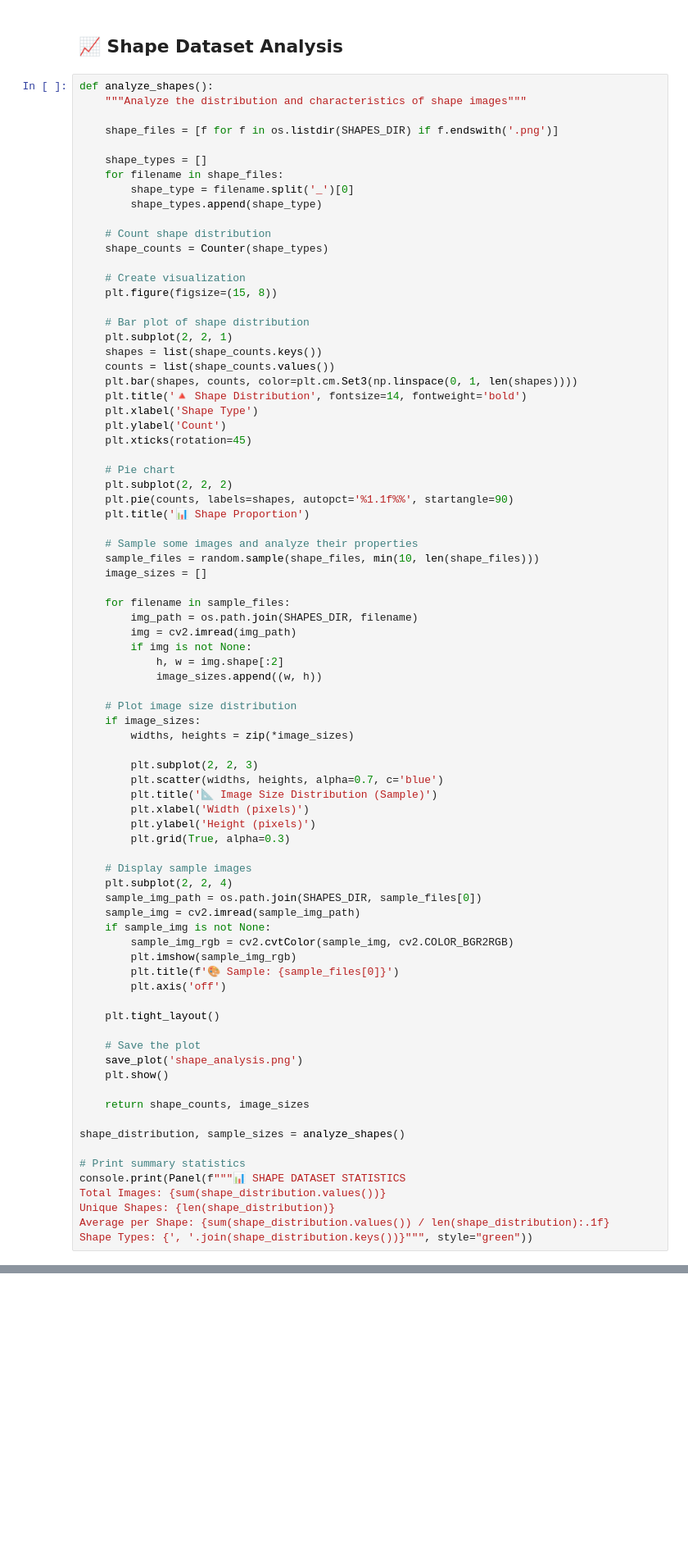
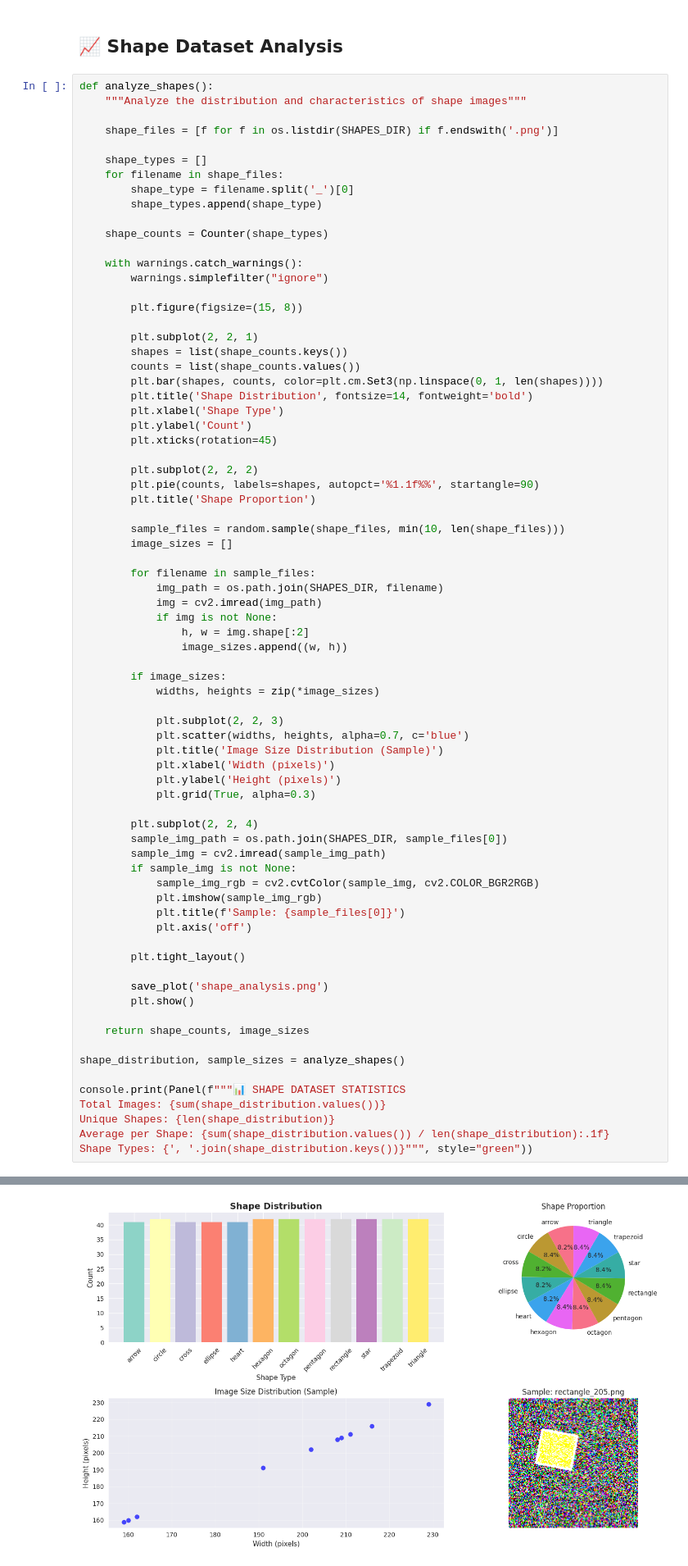
Before and after one commit to ahkatlio/VTOLVision, a Jupyter notebook: VTOL_Vision_Dataset_Analysis.ipynb, the cells around one changed output, grey strips where cells are left out. Shown at 82% size. Saved outputs shown, nothing was run; the diff lists cells and outputs as text; blank space fills up the shorter version.

Commit message:
🔄 Update VTOL_Vision_Dataset_Analysis.ipynb

```diff
--- a/VTOL_Vision_Dataset_Analysis.ipynb
+++ b/VTOL_Vision_Dataset_Analysis.ipynb
@@ -123,72 +188,67 @@ def analyze_shapes():
         shape_type = filename.split('_')[0]
         shape_types.append(shape_type)
 
-    # Count shape distribution
     shape_counts = Counter(shape_types)
 
-    # Create visualization
-    plt.figure(figsize=(15, 8))
+    with warnings.catch_warnings():
+        warnings.simplefilter("ignore")
 
-    # Bar plot of shape distribution
-    plt.subplot(2, 2, 1)
-    shapes = list(shape_counts.keys())
-    counts = list(shape_counts.values())
-    plt.bar(shapes, counts, color=plt.cm.Set3(np.linspace(0, 1, len(shapes))))
-    plt.title('🔺 Shape Distribution', fontsize=14, fontweight='bold')
-    plt.xlabel('Shape Type')
-    plt.ylabel('Count')
-    plt.xticks(rotation=45)
+        plt.figure(figsize=(15, 8))
 
-    # Pie chart
-    plt.subplot(2, 2, 2)
-    plt.pie(counts, labels=shapes, autopct='%1.1f%%', startangle=90)
-    plt.title('📊 Shape Proportion')
+        plt.subplot(2, 2, 1)
+        shapes = list(shape_counts.keys())
+        counts = list(shape_counts.values())
+        plt.bar(shapes, counts, color=plt.cm.Set3(np.linspace(0, 1, len(shapes))))
+        plt.title('Shape Distribution', fontsize=14, fontweight='bold')
+        plt.xlabel('Shape Type')
+        plt.ylabel('Count')
+        plt.xticks(rotation=45)
 
-    # Sample some images and analyze their properties
-    sample_files = random.sample(shape_files, min(10, len(shape_files)))
-    image_sizes = []
+        plt.subplot(2, 2, 2)
+        plt.pie(counts, labels=shapes, autopct='%1.1f%%', startangle=90)
+        plt.title('Shape Proportion')
 
-    for filename in sample_files:
-        img_path = os.path.join(SHAPES_DIR, filename)
-        img = cv2.imread(img_path)
-        if img is not None:
-            h, w = img.shape[:2]
-            image_sizes.append((w, h))
+        sample_files = random.sample(shape_files, min(10, len(shape_files)))
+        image_sizes = []
 
-    # Plot image size distribution
-    if image_sizes:
-        widths, heights = zip(*image_sizes)
+        for filename in sample_files:
+            img_path = os.path.join(SHAPES_DIR, filename)
+            img = cv2.imread(img_path)
+            if img is not None:
+                h, w = img.shape[:2]
+                image_sizes.append((w, h))
 
-        plt.subplot(2, 2, 3)
-        plt.scatter(widths, heights, alpha=0.7, c='blue')
-        plt.title('📐 Image Size Distribution (Sample)')
-        plt.xlabel('Width (pixels)')
-        plt.ylabel('Height (pixels)')
-        plt.grid(True, alpha=0.3)
+        if image_sizes:
+            widths, heights = zip(*image_sizes)
 
-    # Display sample images
-    plt.subplot(2, 2, 4)
-    sample_img_path = os.path.join(SHAPES_DIR, sample_files[0])
-    sample_img = cv2.imread(sample_img_path)
-    if sample_img is not None:
-        sample_img_rgb = cv2.cvtColor(sample_img, cv2.COLOR_BGR2RGB)
-        plt.imshow(sample_img_rgb)
-        plt.title(f'🎨 Sample: {sample_files[0]}')
-        plt.axis('off')
+            plt.subplot(2, 2, 3)
+            plt.scatter(widths, heights, alpha=0.7, c='blue')
+            plt.title('Image Size Distribution (Sample)')
+            plt.xlabel('Width (pixels)')
+            plt.ylabel('Height (pixels)')
+            plt.grid(True, alpha=0.3)
 
-    plt.tight_layout()
+        plt.subplot(2, 2, 4)
+        sample_img_path = os.path.join(SHAPES_DIR, sample_files[0])
+        sample_img = cv2.imread(sample_img_path)
+        if sample_img is not None:
+            sample_img_rgb = cv2.cvtColor(sample_img, cv2.COLOR_BGR2RGB)
+            plt.imshow(sample_img_rgb)
+            plt.title(f'Sample: {sample_files[0]}')
+            plt.axis('off')
 
-    # Save the plot
-    save_plot('shape_analysis.png')
-    plt.show()
+        plt.tight_layout()
+
+        save_plot('shape_analysis.png')
+        plt.show()
 
     return shape_counts, image_sizes
 
 shape_distribution, sample_sizes = analyze_shapes()
 
-# Print summary statistics
 console.print(Panel(f"""📊 SHAPE DATASET STATISTICS
 Total Images: {sum(shape_distribution.values())}
 Unique Shapes: {len(shape_distribution)}
 Average per Shape: {sum(shape_distribution.values()) / len(shape_distribution):.1f}
 Shape Types: {', '.join(shape_distribution.keys())}""", style="green"))
+# %% [output]
@@ -194,0 +256 @@ Shape Types: {', '.join(shape_distribution.keys())}""", style="green"))
+[figure, added]
```
Also changed, not shown: parts of 14 cells of this notebook.
